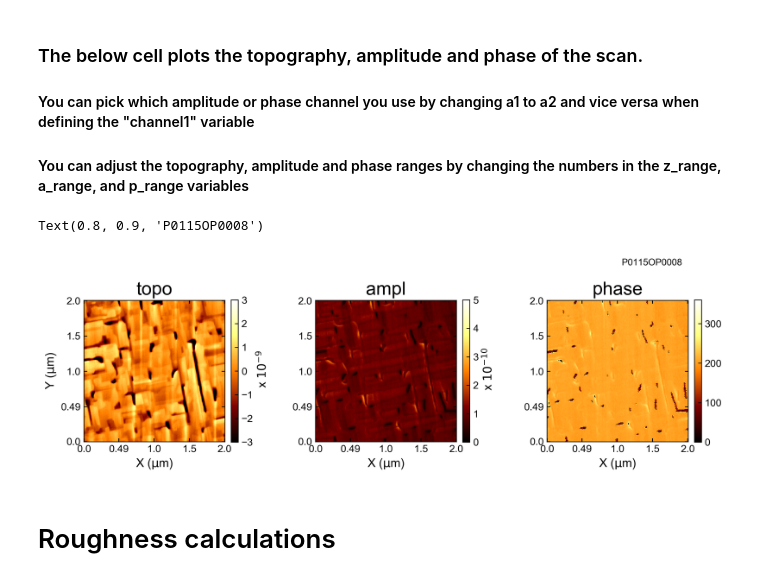
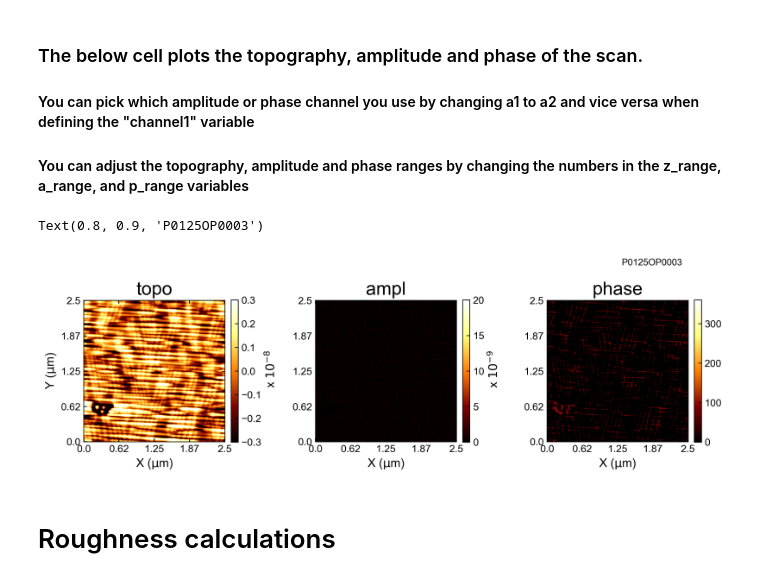
Before and after one commit to ohcpaull/epytaxy, a Jupyter notebook: PFM analysis/PFM_Analysis.ipynb, the cells around one changed output. Drawn from its saved outputs; the diff is of its cells as text; code cells hidden in the pictures.

Commit message:
Add data

```diff
--- a/PFM analysis/PFM_Analysis.ipynb
+++ b/PFM analysis/PFM_Analysis.ipynb
@@ -208,7 +163,7 @@ topo, ampl1, ampl2, phase1, phase2 = [], [], [], [], []
 experiment = []
 
 # Here you can paste the directory of the scans you want to look at
-diry = r"C:\Users\oliver\OneDrive - UNSW\Experiments 2019\PFM\191128"
+diry = r"data"
 c = 0
 # %% [markdown]
 # Only execute the below cell if you want to convert IBW files to h5. This conversion only needs to be done once.
@@ -265,8 +197,7 @@ P0119CK0014.h5 - 24
 # Use the numbers in previous cell output to pick which scan you want to look at
 ## The cell below loads the data from one scan into variables representing the topography, amplitude1, phase1, amplitude2, and phase2 channels
 # %%
-
-i = 8
+i = 3
 plt.close(fig='all')
 [t1, a1, p1, a2, p2] = get_channels( expt[i], fmt='arr' )
 # %% [markdown]
@@ -277,30 +208,30 @@ plt.close(fig='all')
 # %%
 
 %matplotlib inline
 plt.style.use('PFM')
 
 channel1 = [t1.T, a1.T, p1.T]
-z_range = (-3,3)
-a_range = (0, 5)
+z_range = (-0.3,0.3)
+a_range = (0, 20)
 p_range = (0, 360)
 ranges = [z_range, a_range, p_range]
 fig, ax = plt.subplots( figsize=(12,4) )
 
 gs = gridspec.GridSpec(1,3)
 ax.axis('off')
 
 fig, ax = multi_image_plot( channel1, expt, fig=fig, axis=ax, gs=gs, zrange=ranges, ntick=5 )
 
 '''
 Uncomment the below line to save the figure to a .SVG file. You can also change the filetype it saves
 by just changing the '.svg' section to '.png' or whatever your preference is.
 '''
 #plt.savefig(diry + fnames[i][:-3] + '.svg', transparent=True)
 
 fig.text(0.8, 0.9, fnames[i][:-3])
 # %% [output]
-Text(0.8, 0.9, 'P0115OP0008')
+Text(0.8, 0.9, 'P0125OP0003')
-[figure, old version]
+[figure, new version]
 # %% [markdown]
 # Roughness calculations
 # %%
```
Also changed, not shown: parts of 4 cells of this notebook, 16 other files.
